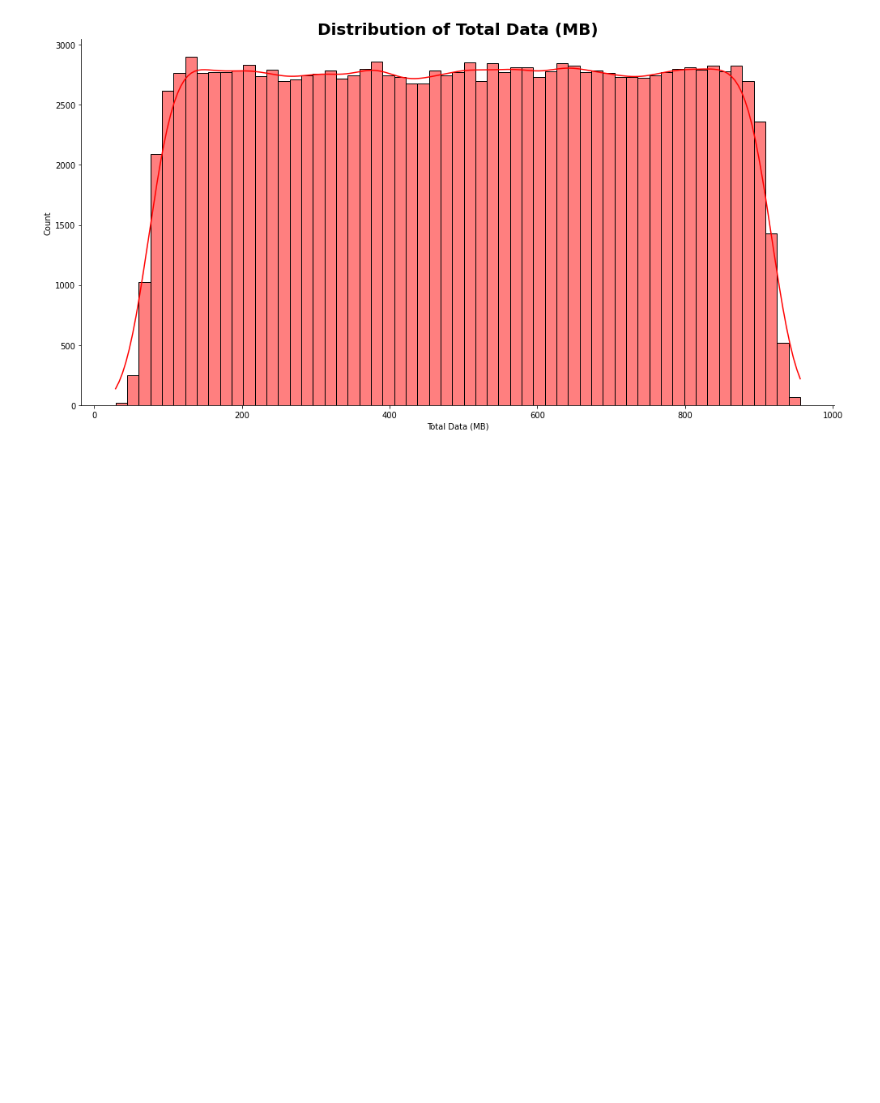
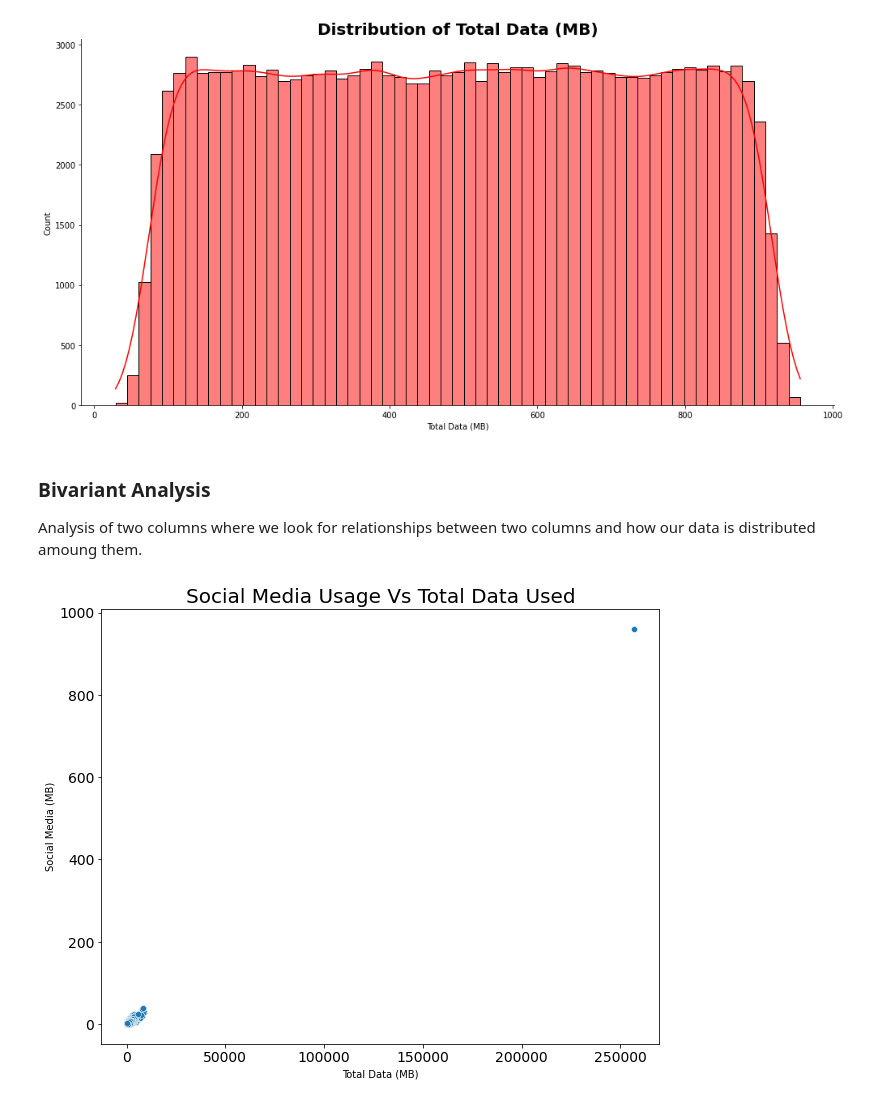
Before and after one commit to bkget/Telecom-Data-Analysis, a Jupyter notebook: notebooks/2_user_overview_analysis.ipynb, the cells around one changed output. Cells and saved outputs as stored; diff of their text form; code cells hidden in the pictures; blank space fills up the shorter version.

Commit message:
Plot scatter

```diff
--- a/notebooks/2_user_overview_analysis.ipynb
+++ b/notebooks/2_user_overview_analysis.ipynb
@@ -297,3 +297,11 @@ plots.hist(explore_feature_df, 'Total Data (MB)', 'red')
 # %% [output]
 <Figure size 648x504 with 0 Axes>
 [figure]
+# %% [markdown]
+### Bivariant Analysis
+Analysis of two columns where we look for relationships between two columns and how our data is distributed amoung them.
+# %%
+user = explore_feature_df.groupby('MSISDN/Number').sum()
+plots.plot_scatter(user, 'Total Data (MB)', 'Social Media (MB)', 'Social Media Usage Vs Total Data Used', None, None)
+# %% [output]
+[figure, added]
```
Also changed, not shown: parts of 4 cells of this notebook, 1 other file.
